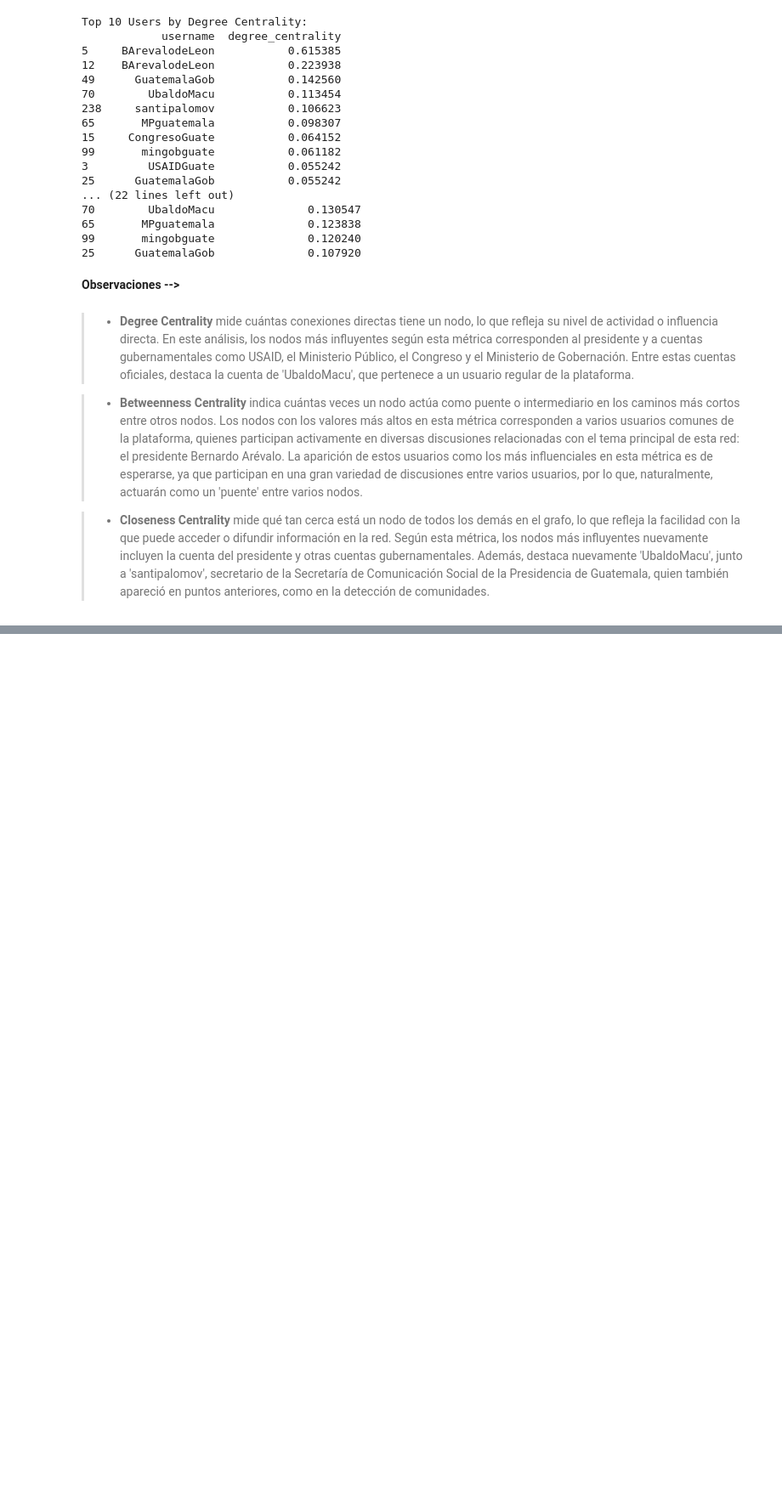
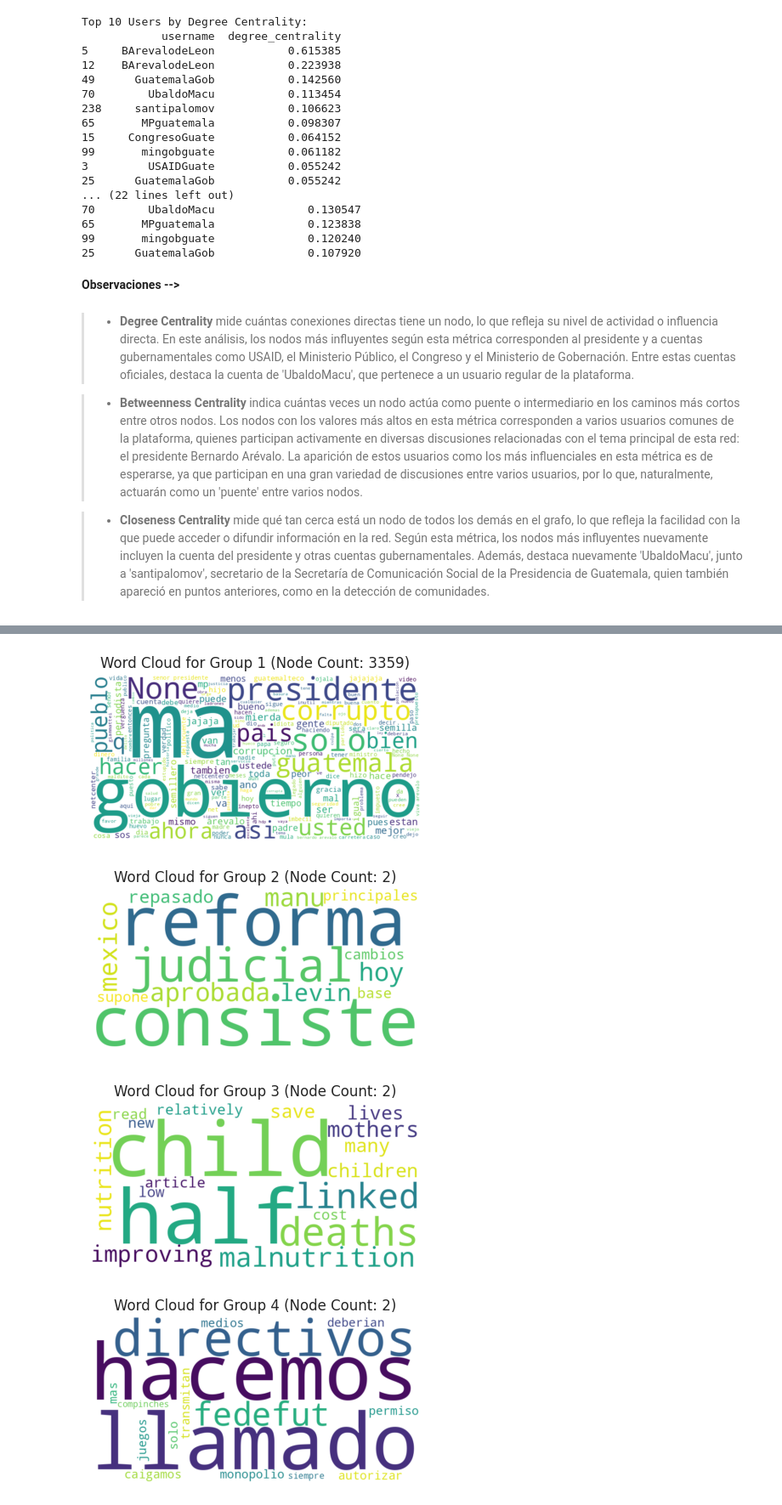
Before and after one commit to Andrea-gt/snetwork-analysis, a Jupyter notebook: snetwork_analysis.ipynb, the cells around one changed output, grey strips where cells are left out. Shown at 85% size. Saved outputs shown, nothing was run; the diff lists cells and outputs as text; code cells hidden in the pictures; blank space fills up the shorter version.

Commit message:
feat: Isolated Group Analysis

```diff
--- a/snetwork_analysis.ipynb
+++ b/snetwork_analysis.ipynb
@@ -711,0 +731,22 @@ Top 10 Users by Degree Centrality:
+# %%
+# Weakly connected components
+weakly_connected_components = list(nx.weakly_connected_components(G))
+
+# Get the count of nodes and print the users in groups with fewer than 5 members
+for idx, component in enumerate(weakly_connected_components):
+    component_size = len(component)
+
+    print(f"\nGroup {idx}: Size = {component_size}")
+
+    # If the component is small, list the users
+    if component_size < 5:
+        print(f"Users in small group {idx}: {list(component)}")
+
+        # Print centralities for the users in this group
+        print_top_centralities(in_degree_centrality, "In-Degree Centrality", component)
+        print_top_centralities(out_degree_centrality, "Out-Degree Centrality", component)
+        print_top_centralities(betweenness_centrality, "Betweenness Centrality", component)
+        print_top_centralities(closeness_centrality, "Closeness Centrality", component)
+
+    else:
+      print("^ Main group")
@@ -711,0 +771,26 @@ Top 10 Users by Degree Centrality:
+# %%
+# Generate Word Cloud for each group
+for i, component in enumerate(weakly_connected_components):
+    # Get usernames in the current component
+    usernames_in_group = list(component)
+
+    # Filter the dataframe for tweets of users in this group
+    group_df = df[df['user_username'].isin(usernames_in_group)]
+
+    # Concatenate all tweets into a single text string
+    all_tweets = " ".join(group_df['tweet'].tolist())
+
+    # Generate word cloud
+    wordcloud = WordCloud(width=800, height=400, background_color='white').generate(all_tweets)
+
+    # Display the word cloud
+    plt.figure(figsize=(5, 3))
+    plt.imshow(wordcloud, interpolation='bilinear')
+    plt.axis("off")
+    plt.title(f"Word Cloud for Group {i + 1} (Node Count: {len(component)})")
+    plt.show()
+# %% [output]
+[figure, added]
+[figure, added]
+[figure, added]
+[figure, added]
```
Also changed, not shown: parts of 9 cells of this notebook.
